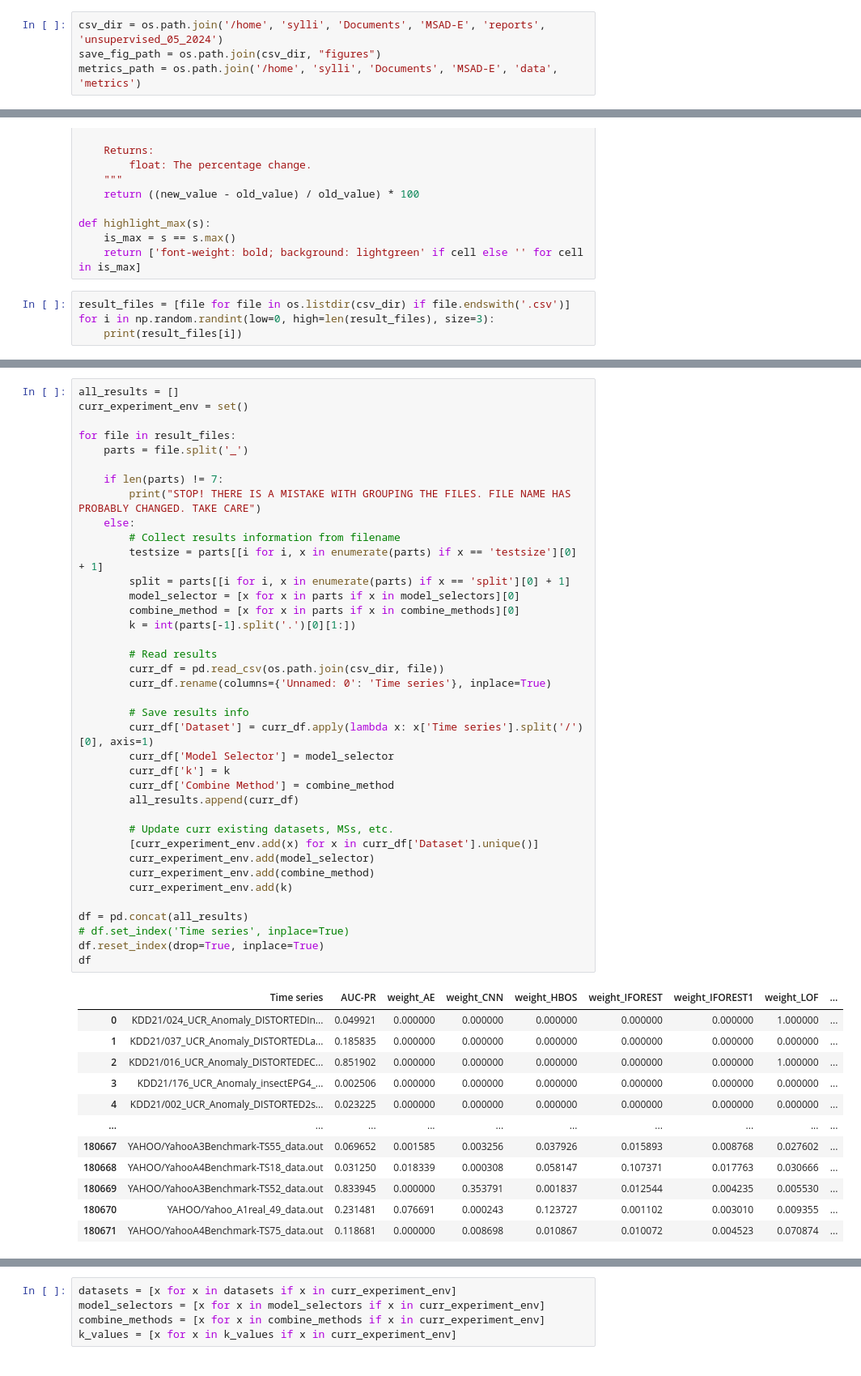
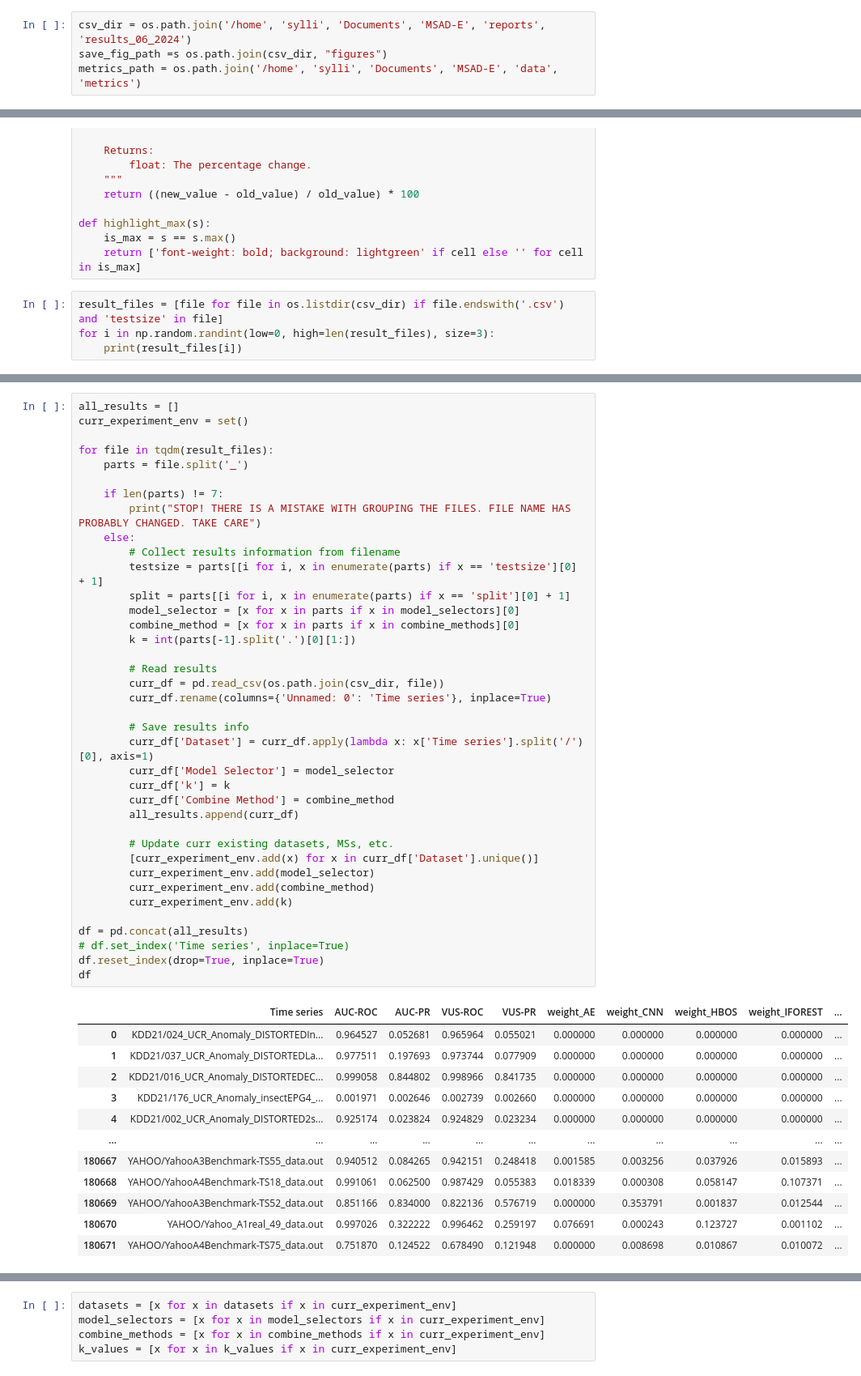
Before and after one commit to sylligardos/MSADv2, a Jupyter notebook: notebooks/unsupervised.ipynb, the cells around one changed output, grey strips where cells are left out. Shown: that part at 81% size. Saved outputs shown, nothing was run; the diff lists cells and outputs as text.

```diff
--- a/notebooks/unsupervised.ipynb
+++ b/notebooks/unsupervised.ipynb
@@ -6,7 +6,7 @@ import matplotlib.pyplot as plt
 import os
 from tqdm import tqdm
 # %%
-csv_dir = os.path.join('/home', 'sylli', 'Documents', 'MSAD-E', 'reports', 'unsupervised_05_2024')
-save_fig_path = os.path.join(csv_dir, "figures")
+csv_dir = os.path.join('/home', 'sylli', 'Documents', 'MSAD-E', 'reports', 'results_06_2024')
+save_fig_path =s os.path.join(csv_dir, "figures")
 metrics_path = os.path.join('/home', 'sylli', 'Documents', 'MSAD-E', 'data', 'metrics')
 # %%
@@ -79,7 +79,7 @@ def highlight_max(s):
     is_max = s == s.max()
     return ['font-weight: bold; background: lightgreen' if cell else '' for cell in is_max]
 # %%
-result_files = [file for file in os.listdir(csv_dir) if file.endswith('.csv')]
+result_files = [file for file in os.listdir(csv_dir) if file.endswith('.csv') and 'testsize' in file]
 for i in np.random.randint(low=0, high=len(result_files), size=3):
     print(result_files[i])
 # %% [output]
@@ -90,7 +90,7 @@ testsize_1_split_15_knn1024_average_k12.csv
 all_results = []
 curr_experiment_env = set()
 
-for file in result_files:
+for file in tqdm(result_files):
     parts = file.split('_')
 
     if len(parts) != 7:
@@ -98,42 +98,42 @@ for file in result_files:
     else:
         # Collect results information from filename
         testsize = parts[[i for i, x in enumerate(parts) if x == 'testsize'][0] + 1]
         split = parts[[i for i, x in enumerate(parts) if x == 'split'][0] + 1]
         model_selector = [x for x in parts if x in model_selectors][0]
         combine_method = [x for x in parts if x in combine_methods][0]
         k = int(parts[-1].split('.')[0][1:])
 
         # Read results
         curr_df = pd.read_csv(os.path.join(csv_dir, file))
         curr_df.rename(columns={'Unnamed: 0': 'Time series'}, inplace=True)
 
         # Save results info
         curr_df['Dataset'] = curr_df.apply(lambda x: x['Time series'].split('/')[0], axis=1)
         curr_df['Model Selector'] = model_selector
         curr_df['k'] = k
         curr_df['Combine Method'] = combine_method
         all_results.append(curr_df)
 
         # Update curr existing datasets, MSs, etc.
         [curr_experiment_env.add(x) for x in curr_df['Dataset'].unique()]
         curr_experiment_env.add(model_selector)
         curr_experiment_env.add(combine_method)
         curr_experiment_env.add(k)
 
 df = pd.concat(all_results)
 # df.set_index('Time series', inplace=True)
 df.reset_index(drop=True, inplace=True)
 df
 # %% [output]
-|  | Time series | AUC-PR | weight_AE | weight_CNN | weight_HBOS | weight_IFOREST | weight_IFOREST1 | weight_LOF | ... |
-| 0 | KDD21/024_UCR_Anomaly_DISTORTEDIn... | 0.049921 | 0.000000 | 0.000000 | 0.000000 | 0.000000 | 0.000000 | 1.000000 | ... |
-| 1 | KDD21/037_UCR_Anomaly_DISTORTEDLa... | 0.185835 | 0.000000 | 0.000000 | 0.000000 | 0.000000 | 0.000000 | 0.000000 | ... |
-| 2 | KDD21/016_UCR_Anomaly_DISTORTEDEC... | 0.851902 | 0.000000 | 0.000000 | 0.000000 | 0.000000 | 0.000000 | 1.000000 | ... |
-| 3 | KDD21/176_UCR_Anomaly_insectEPG4_... | 0.002506 | 0.000000 | 0.000000 | 0.000000 | 0.000000 | 0.000000 | 0.000000 | ... |
-| 4 | KDD21/002_UCR_Anomaly_DISTORTED2s... | 0.023225 | 0.000000 | 0.000000 | 0.000000 | 0.000000 | 0.000000 | 0.000000 | ... |
-| ... | ... | ... | ... | ... | ... | ... | ... | ... | ... |
-| 180667 | YAHOO/YahooA3Benchmark-TS55_data.out | 0.069652 | 0.001585 | 0.003256 | 0.037926 | 0.015893 | 0.008768 | 0.027602 | ... |
-| 180668 | YAHOO/YahooA4Benchmark-TS18_data.out | 0.031250 | 0.018339 | 0.000308 | 0.058147 | 0.107371 | 0.017763 | 0.030666 | ... |
-| 180669 | YAHOO/YahooA3Benchmark-TS52_data.out | 0.833945 | 0.000000 | 0.353791 | 0.001837 | 0.012544 | 0.004235 | 0.005530 | ... |
-| 180670 | YAHOO/Yahoo_A1real_49_data.out | 0.231481 | 0.076691 | 0.000243 | 0.123727 | 0.001102 | 0.003010 | 0.009355 | ... |
-| 180671 | YAHOO/YahooA4Benchmark-TS75_data.out | 0.118681 | 0.000000 | 0.008698 | 0.010867 | 0.010072 | 0.004523 | 0.070874 | ... |
+|  | Time series | AUC-ROC | AUC-PR | VUS-ROC | VUS-PR | weight_AE | weight_CNN | weight_HBOS | weight_IFOREST | ... |
+| 0 | KDD21/024_UCR_Anomaly_DISTORTEDIn... | 0.964527 | 0.052681 | 0.965964 | 0.055021 | 0.000000 | 0.000000 | 0.000000 | 0.000000 | ... |
+| 1 | KDD21/037_UCR_Anomaly_DISTORTEDLa... | 0.977511 | 0.197693 | 0.973744 | 0.077909 | 0.000000 | 0.000000 | 0.000000 | 0.000000 | ... |
+| 2 | KDD21/016_UCR_Anomaly_DISTORTEDEC... | 0.999058 | 0.844802 | 0.998966 | 0.841735 | 0.000000 | 0.000000 | 0.000000 | 0.000000 | ... |
+| 3 | KDD21/176_UCR_Anomaly_insectEPG4_... | 0.001971 | 0.002646 | 0.002739 | 0.002660 | 0.000000 | 0.000000 | 0.000000 | 0.000000 | ... |
+| 4 | KDD21/002_UCR_Anomaly_DISTORTED2s... | 0.925174 | 0.023824 | 0.924829 | 0.023234 | 0.000000 | 0.000000 | 0.000000 | 0.000000 | ... |
+| ... | ... | ... | ... | ... | ... | ... | ... | ... | ... | ... |
+| 180667 | YAHOO/YahooA3Benchmark-TS55_data.out | 0.940512 | 0.084265 | 0.942151 | 0.248418 | 0.001585 | 0.003256 | 0.037926 | 0.015893 | ... |
+| 180668 | YAHOO/YahooA4Benchmark-TS18_data.out | 0.991061 | 0.062500 | 0.987429 | 0.055383 | 0.018339 | 0.000308 | 0.058147 | 0.107371 | ... |
+| 180669 | YAHOO/YahooA3Benchmark-TS52_data.out | 0.851166 | 0.834000 | 0.822136 | 0.576719 | 0.000000 | 0.353791 | 0.001837 | 0.012544 | ... |
+| 180670 | YAHOO/Yahoo_A1real_49_data.out | 0.997026 | 0.322222 | 0.996462 | 0.259197 | 0.076691 | 0.000243 | 0.123727 | 0.001102 | ... |
+| 180671 | YAHOO/YahooA4Benchmark-TS75_data.out | 0.751870 | 0.124522 | 0.678490 | 0.121948 | 0.000000 | 0.008698 | 0.010867 | 0.010072 | ... |
```
Also changed, not shown: parts of 13 cells of this notebook, 1 other file.
